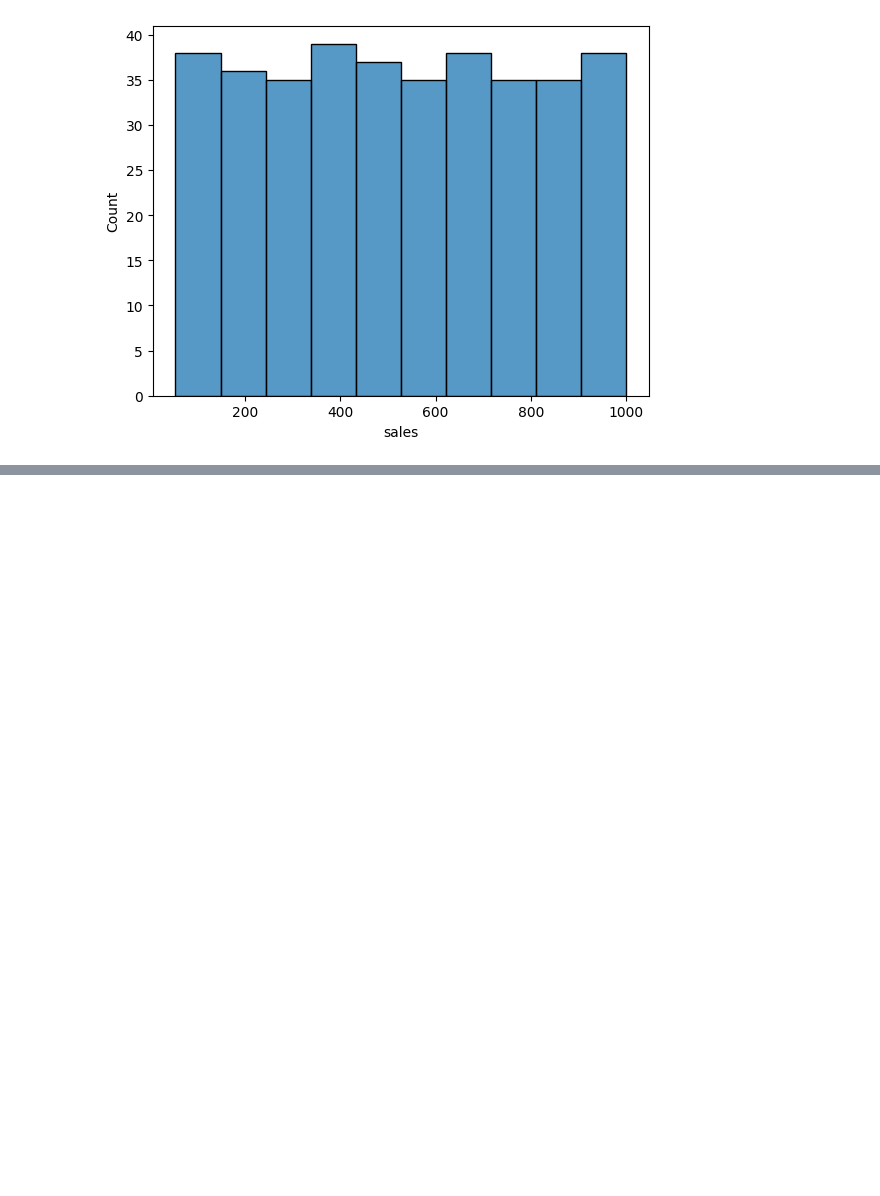
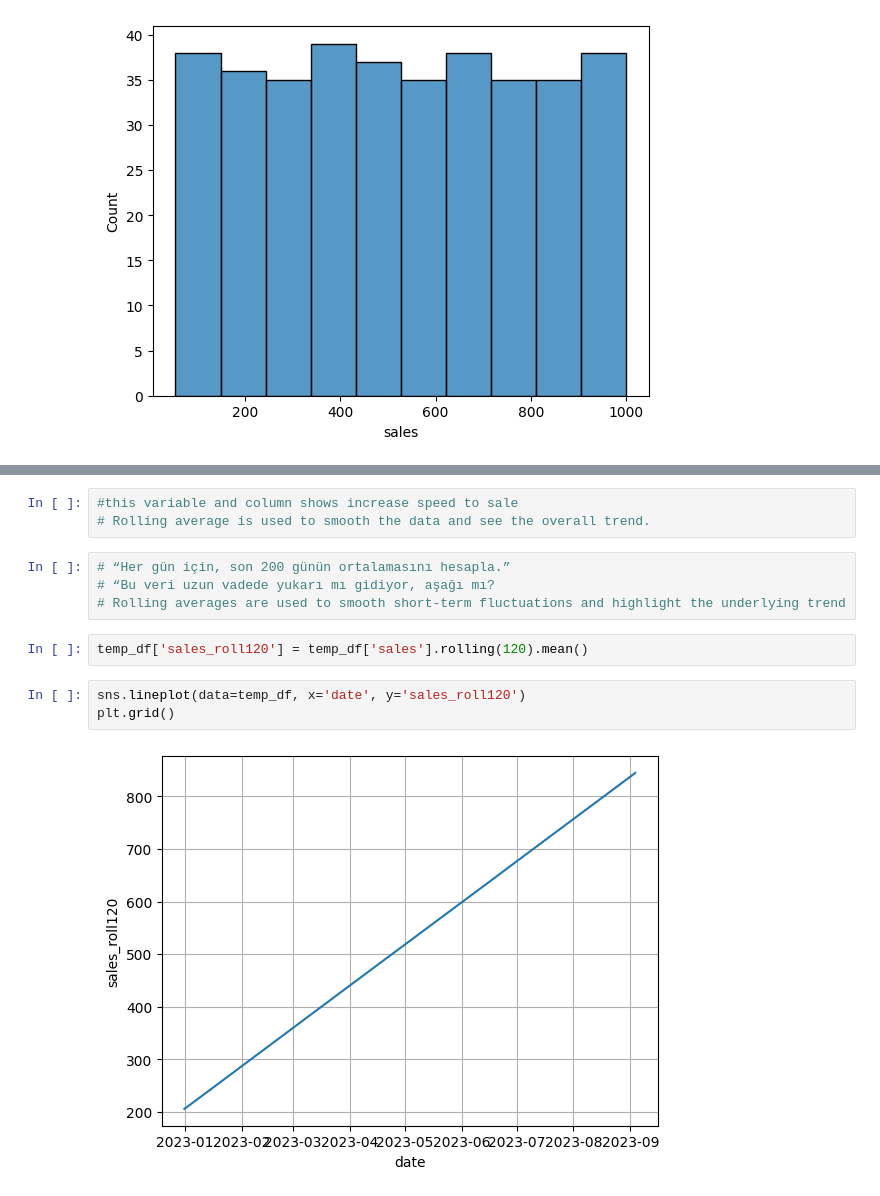
Before and after one commit to 4GeeksAcademy/utku_seyithanoglu_timeseries, a Jupyter notebook: src/explore1.ipynb/explore1.ipynb, the cells around one changed output, grey strips where cells are left out. Cells and saved outputs as stored; diff of their text form; blank space fills up the shorter version.

```diff
--- a/src/explore1.ipynb/explore1.ipynb
+++ b/src/explore1.ipynb/explore1.ipynb
@@ -70,0 +129,14 @@ sns.lineplot(data=temp_df,x='date',y='sales')
+# %%
+#this variable and column shows increase speed to sale
+# Rolling average is used to smooth the data and see the overall trend.
+# %%
+# “Her gün için, son 200 günün ortalamasını hesapla.”
+# “Bu veri uzun vadede yukarı mı gidiyor, aşağı mı?
+# Rolling averages are used to smooth short-term fluctuations and highlight the underlying trend
+# %%
+temp_df['sales_roll120'] = temp_df['sales'].rolling(120).mean()
+# %%
+sns.lineplot(data=temp_df, x='date', y='sales_roll120')
+plt.grid()
+# %% [output]
+[figure, added]
```
Also changed, not shown: parts of 37 cells of this notebook.
